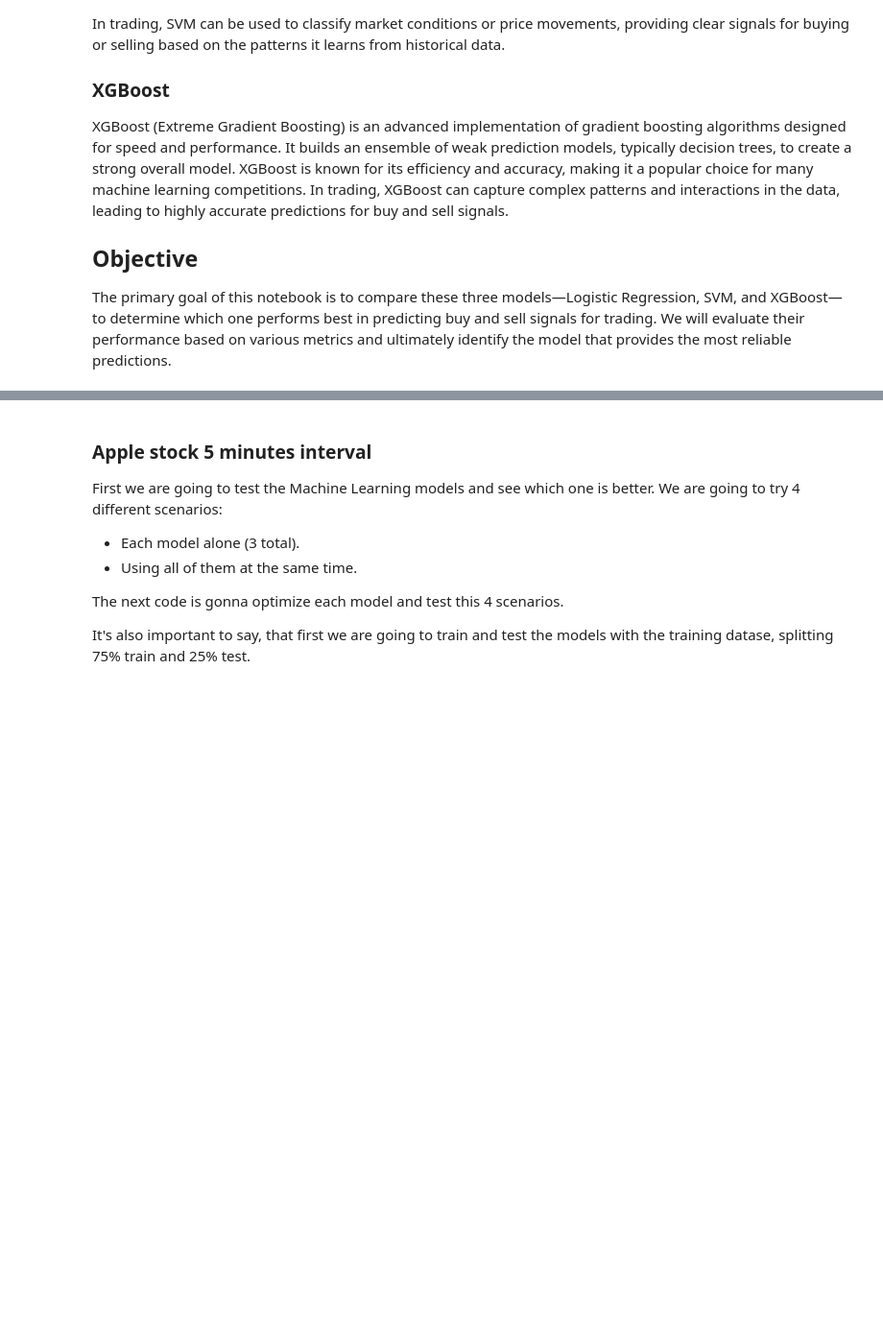
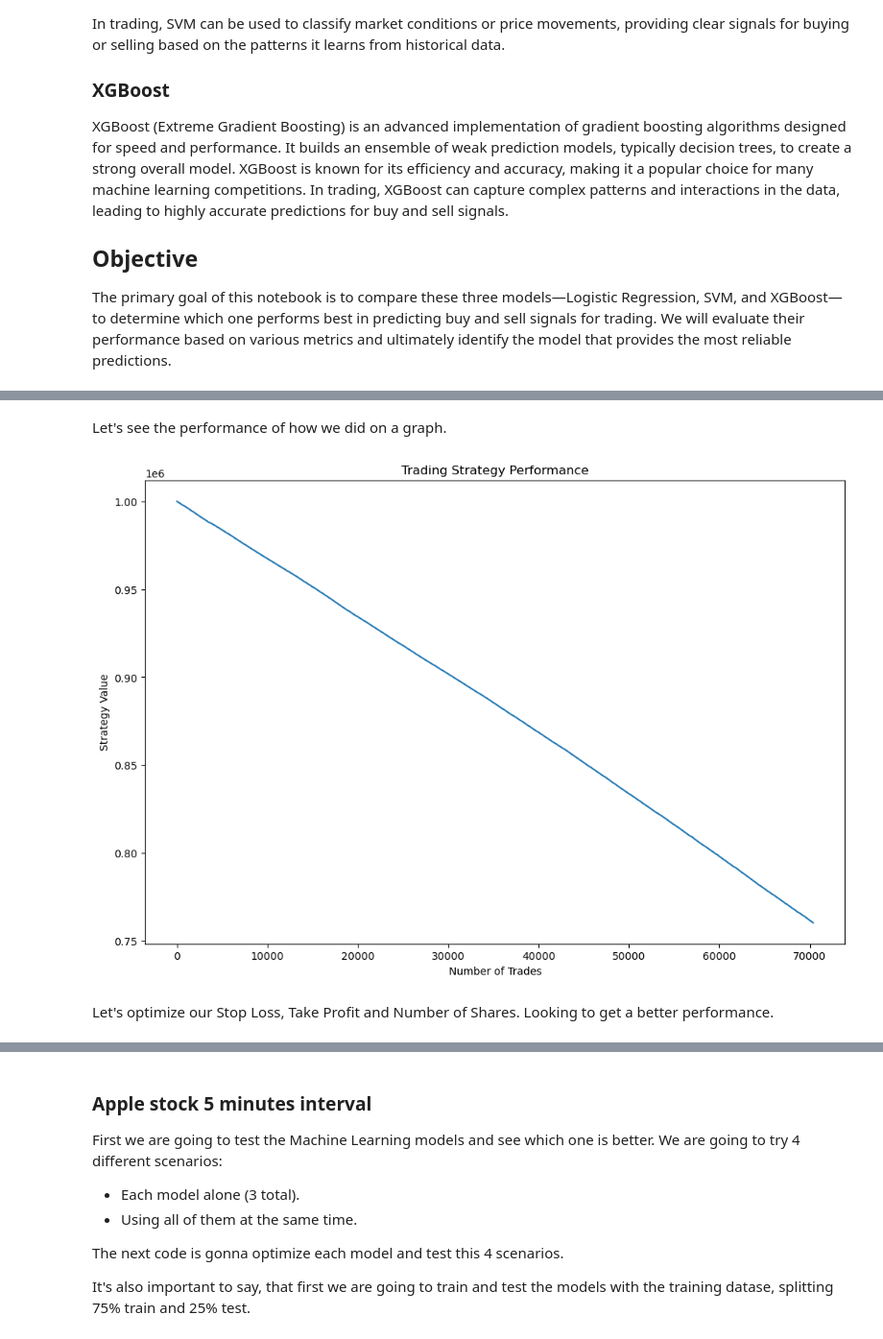
Before and after one commit to alfredobau21/proyecto_trading, a Jupyter notebook: Project 3 Machine Learning/Report ML_.ipynb, the cells around one changed output, grey strips where cells are left out. Shown: that part at 96% size. Cells and saved outputs as stored; diff of their text form; code cells hidden in the pictures; blank space fills up the shorter version.

```diff
--- a/Project 3 Machine Learning/Report ML_.ipynb
+++ b/Project 3 Machine Learning/Report ML_.ipynb
@@ -21,0 +29,5 @@ The primary goal of this notebook is to compare these three models—Logistic Re
+# %%
+from M_L import Operation, TradingStrategy
+strategy = TradingStrategy('A1')
+strategy.optimize_and_fit_models()
+strategy.run_combinations()
@@ -21,0 +57,8 @@ The primary goal of this notebook is to compare these three models—Logistic Re
+# %% [markdown]
+Let's see the performance of how we did on a graph.
+# %%
+strategy.plot_results(best = True)
+# %% [output]
+[figure, added]
+# %% [markdown]
+Let's optimize our Stop Loss, Take Profit and Number of Shares. Looking to get a better performance.
```
Also changed, not shown: parts of 9 cells of this notebook, 1 other file.
